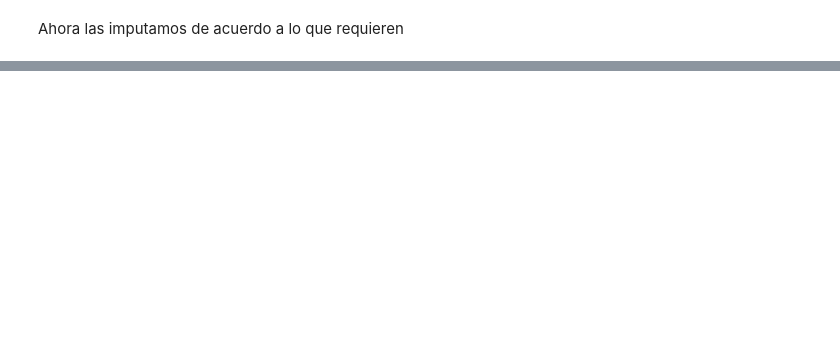
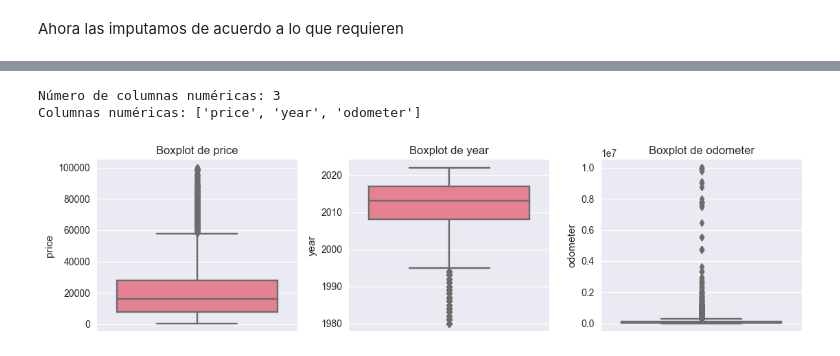
Before and after one commit to MariaClara091/jbook_mlproyect2, a Jupyter notebook: _sources/Prueba2now.ipynb, the cells around one changed output, grey strips where cells are left out. Cells and saved outputs as stored; diff of their text form; code cells hidden in the pictures; blank space fills up the shorter version.

```diff
--- a/_sources/Prueba2now.ipynb
+++ b/_sources/Prueba2now.ipynb
@@ -357,0 +425,21 @@ Porcentaje de alta demanda: 50.0%
+# %%
+def plot_outliers(dataset_clean, columns):
+    n_cols = len(columns)
+    n_rows = (n_cols + 3) // 4
+    plt.figure(figsize=(15, 3 * n_rows))
+
+    for i, col in enumerate(columns):
+        plt.subplot(n_rows, 4, i+1)
+        sns.boxplot(y=dataset_clean[col])
+        plt.title(f'Boxplot de {col}')
+
+    plt.tight_layout()
+    plt.show()
+numeric_cols = dataset_clean.select_dtypes(include=['int64', 'float64']).columns
+print(f"Número de columnas numéricas: {len(numeric_cols)}")
+print("Columnas numéricas:", list(numeric_cols))
+plot_outliers(dataset_clean, numeric_cols)
+# %% [output]
+Número de columnas numéricas: 3
+Columnas numéricas: ['price', 'year', 'odometer']
+[figure, added]
```
Also changed, not shown: parts of 33 cells of this notebook, 19 other files.
